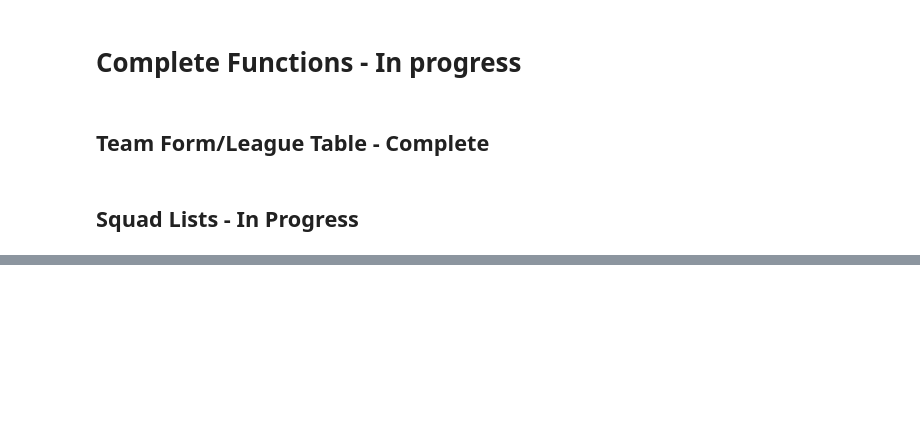
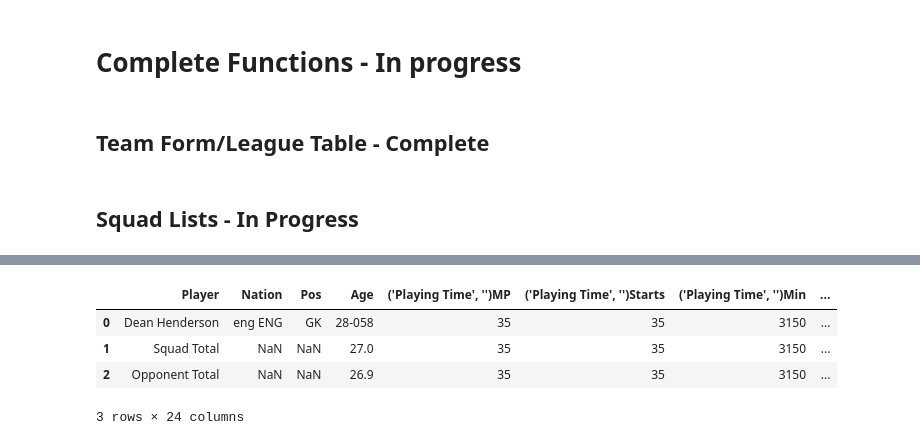
Before and after one commit to hallam-flda/football_data_analysis, a Jupyter notebook: Scraping_Functions.ipynb, the cells around one changed output, grey strips where cells are left out. Cells and saved outputs as stored; diff of their text form; code cells hidden in the pictures; blank space fills up the shorter version.

```diff
--- a/Scraping_Functions.ipynb
+++ b/Scraping_Functions.ipynb
@@ -271,0 +482,8 @@ all_prem_squads_df.to_csv("all_prem_squads.csv")
+# %%
+gk_df.head()
+# %% [output]
+|  | Player | Nation | Pos | Age | ('Playing Time', '')MP | ('Playing Time', '')Starts | ('Playing Time', '')Min | ... |
+| 0 | Dean Henderson | eng ENG | GK | 28-058 | 35 | 35 | 3150 | ... |
+| 1 | Squad Total | NaN | NaN | 27.0 | 35 | 35 | 3150 | ... |
+| 2 | Opponent Total | NaN | NaN | 26.9 | 35 | 35 | 3150 | ... |
+3 rows × 24 columns
```
Also changed, not shown: parts of 23 cells of this notebook, 10 other files.
